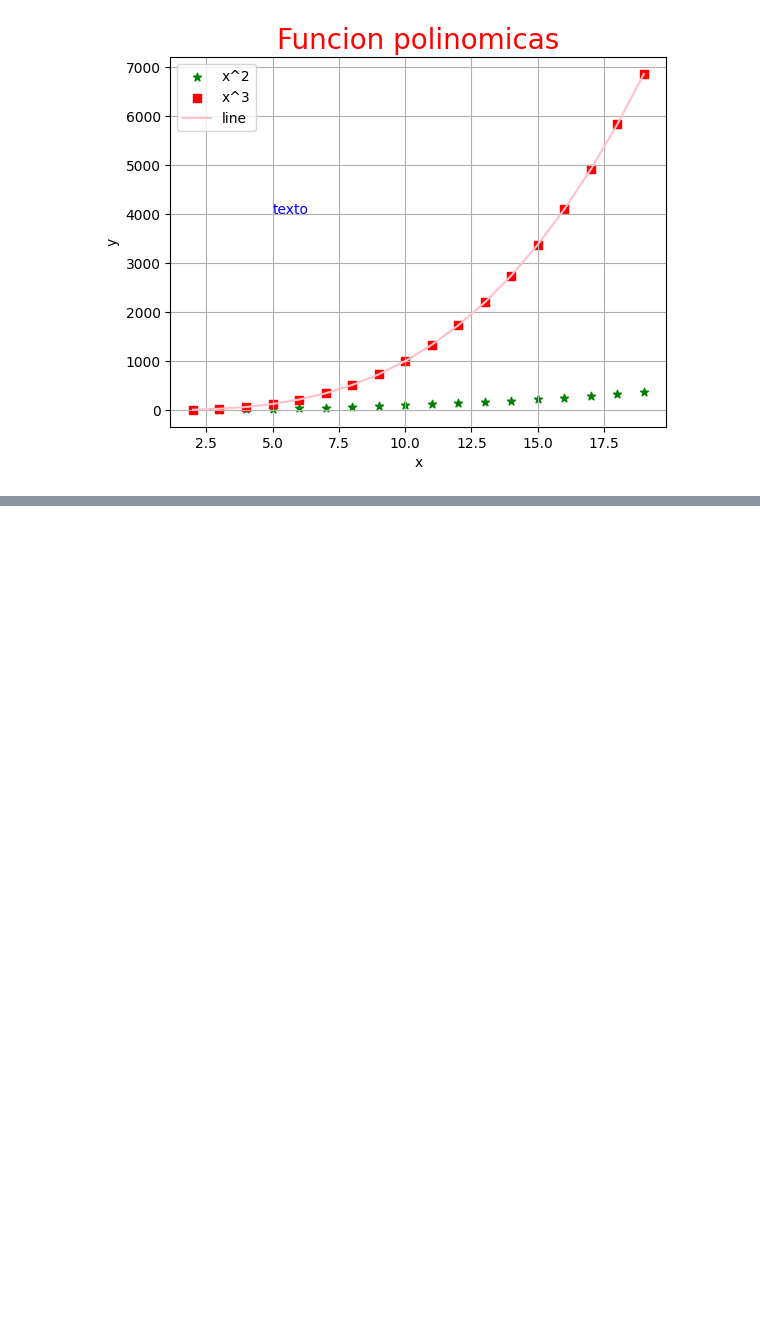
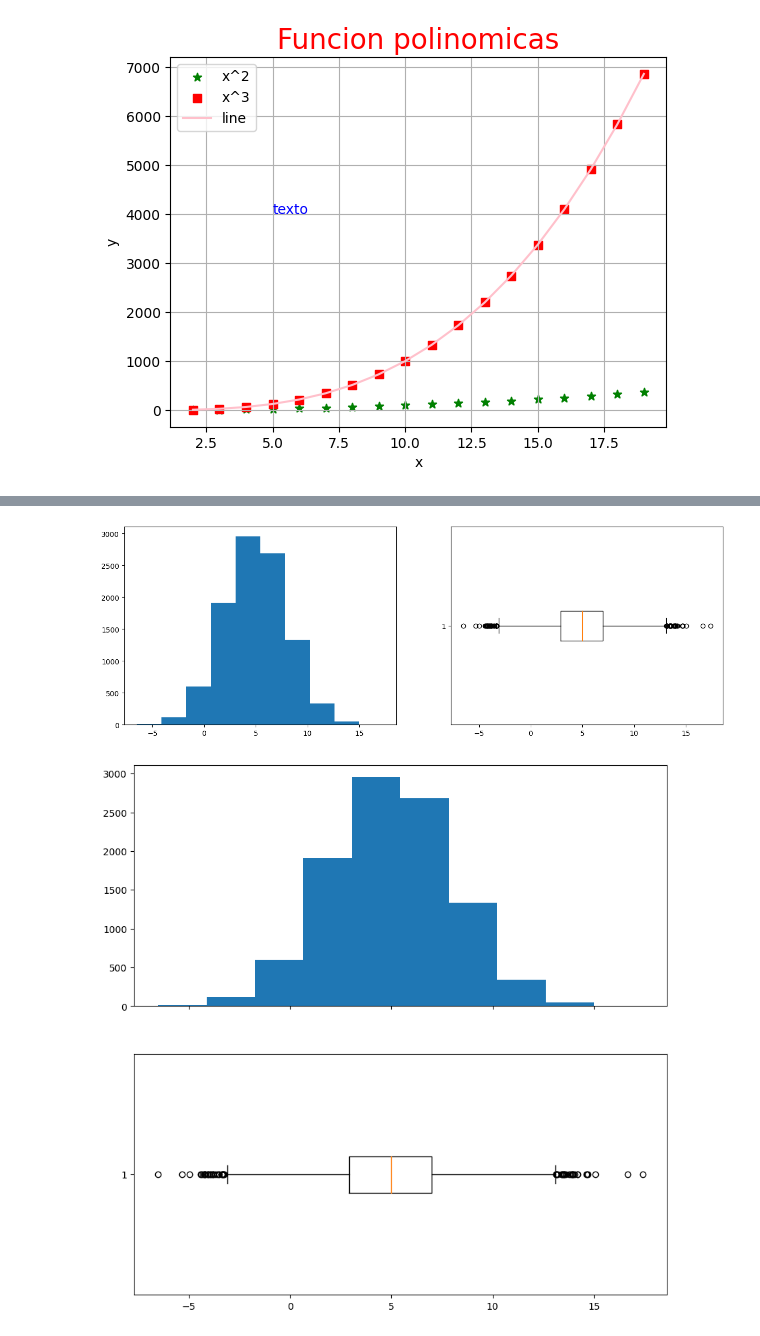
Before and after one commit to JhonArias97/Herramientas-para-big-data, a Jupyter notebook: notebooks/plots.ipynb, the cells around one changed output, grey strips where cells are left out. Saved outputs shown, nothing was run; the diff lists cells and outputs as text; code cells hidden in the pictures; blank space fills up the shorter version.

```diff
--- a/notebooks/plots.ipynb
+++ b/notebooks/plots.ipynb
@@ -28,0 +56,12 @@ Text(5, 4000, 'texto')
+# %%
+#Subplots
+fig, ax = plt.subplots(ncols=2, nrows=1, figsize=(15, 5))
+ax[0].hist(a);
+ax[1].boxplot(a, vert=False);
+
+fig, ay = plt.subplots(ncols=1, nrows=2, figsize=(10, 10), sharex=True)
+ay[0].hist(a);
+ay[1].boxplot(a, vert=False);
+# %% [output]
+[figure, added]
+[figure, added]
```
Also changed, not shown: parts of 5 cells of this notebook.
